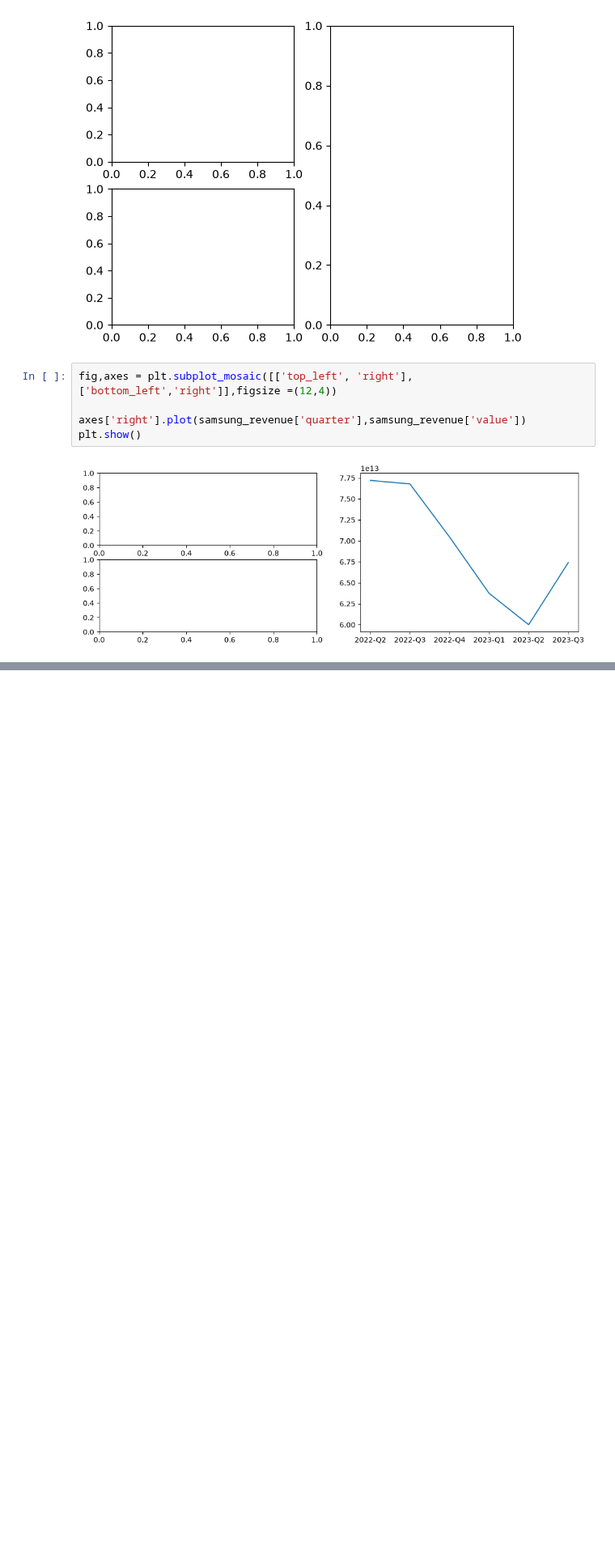
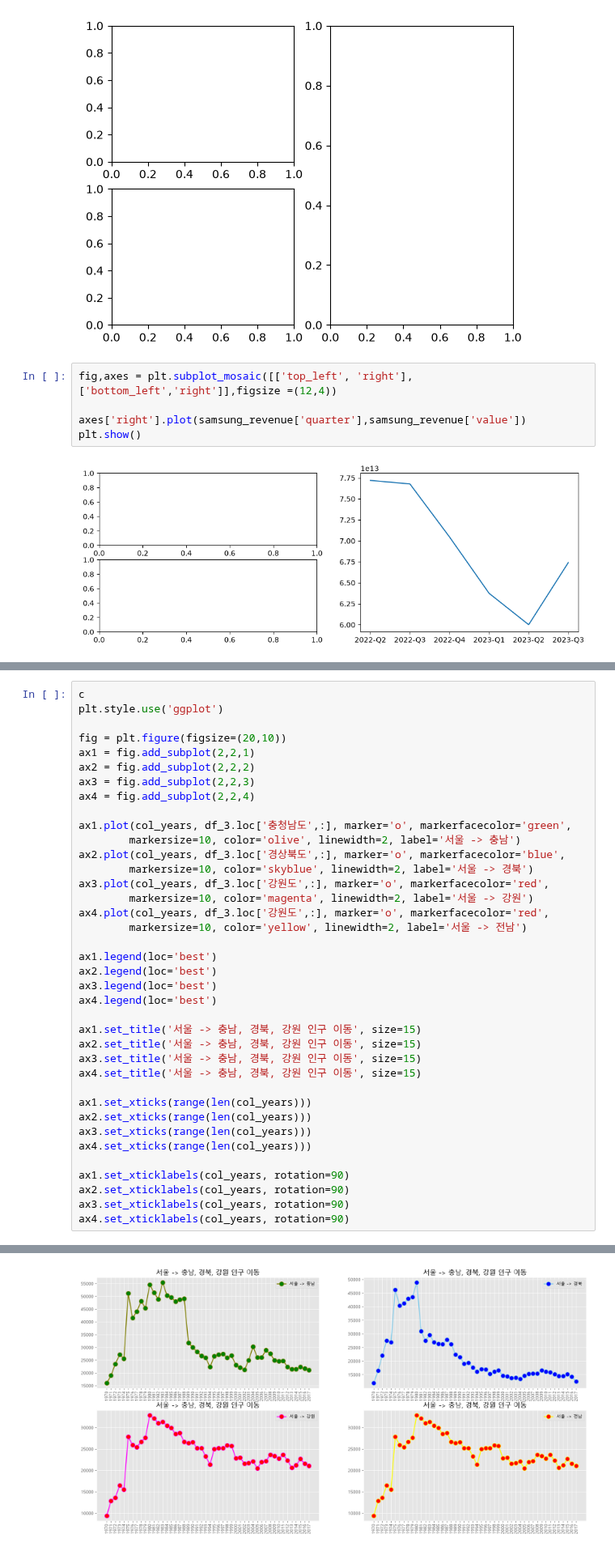
Before and after one commit to zzengmo/18_data_analytics, a Jupyter notebook: Matplotlib.ipynb, the cells around one changed output, grey strips where cells are left out. Shown at 81% size. Saved outputs shown, nothing was run; the diff lists cells and outputs as text; blank space fills up the shorter version.

```diff
--- a/Matplotlib.ipynb
+++ b/Matplotlib.ipynb
@@ -224,0 +304,39 @@ plt.show()
+# %%
+c
+plt.style.use('ggplot')
+
+fig = plt.figure(figsize=(20,10))
+ax1 = fig.add_subplot(2,2,1)
+ax2 = fig.add_subplot(2,2,2)
+ax3 = fig.add_subplot(2,2,3)
+ax4 = fig.add_subplot(2,2,4)
+
+ax1.plot(col_years, df_3.loc['충청남도',:], marker='o', markerfacecolor='green',
+        markersize=10, color='olive', linewidth=2, label='서울 -> 충남')
+ax2.plot(col_years, df_3.loc['경상북도',:], marker='o', markerfacecolor='blue',
+        markersize=10, color='skyblue', linewidth=2, label='서울 -> 경북')
+ax3.plot(col_years, df_3.loc['강원도',:], marker='o', markerfacecolor='red',
+        markersize=10, color='magenta', linewidth=2, label='서울 -> 강원')
+ax4.plot(col_years, df_3.loc['강원도',:], marker='o', markerfacecolor='red',
+        markersize=10, color='yellow', linewidth=2, label='서울 -> 전남')
+
+ax1.legend(loc='best')
+ax2.legend(loc='best')
+ax3.legend(loc='best')
+ax4.legend(loc='best')
+
+ax1.set_title('서울 -> 충남, 경북, 강원 인구 이동', size=15)
+ax2.set_title('서울 -> 충남, 경북, 강원 인구 이동', size=15)
+ax3.set_title('서울 -> 충남, 경북, 강원 인구 이동', size=15)
+ax4.set_title('서울 -> 충남, 경북, 강원 인구 이동', size=15)
+
+ax1.set_xticks(range(len(col_years)))
+ax2.set_xticks(range(len(col_years)))
+ax3.set_xticks(range(len(col_years)))
+ax4.set_xticks(range(len(col_years)))
+
+ax1.set_xticklabels(col_years, rotation=90)
+ax2.set_xticklabels(col_years, rotation=90)
+ax3.set_xticklabels(col_years, rotation=90)
+ax4.set_xticklabels(col_years, rotation=90)
+# %% [output]
@@ -224,0 +360 @@ plt.show()
+[figure, added]
```
Also changed, not shown: parts of 10 cells of this notebook.
